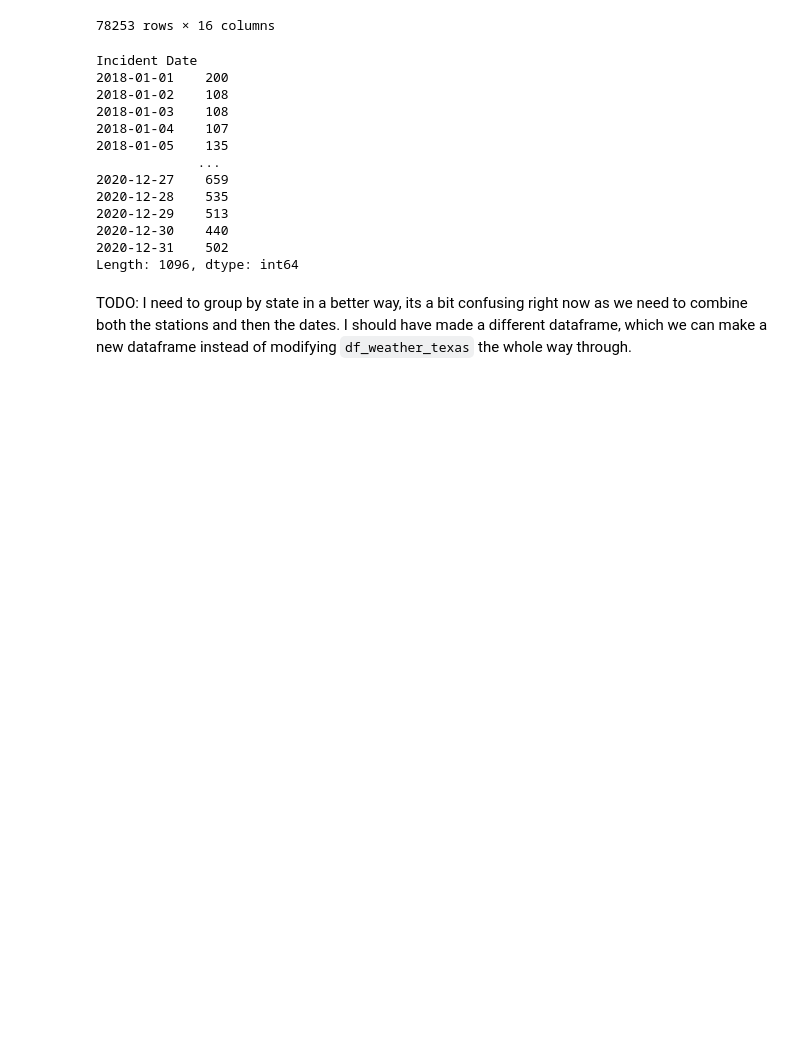
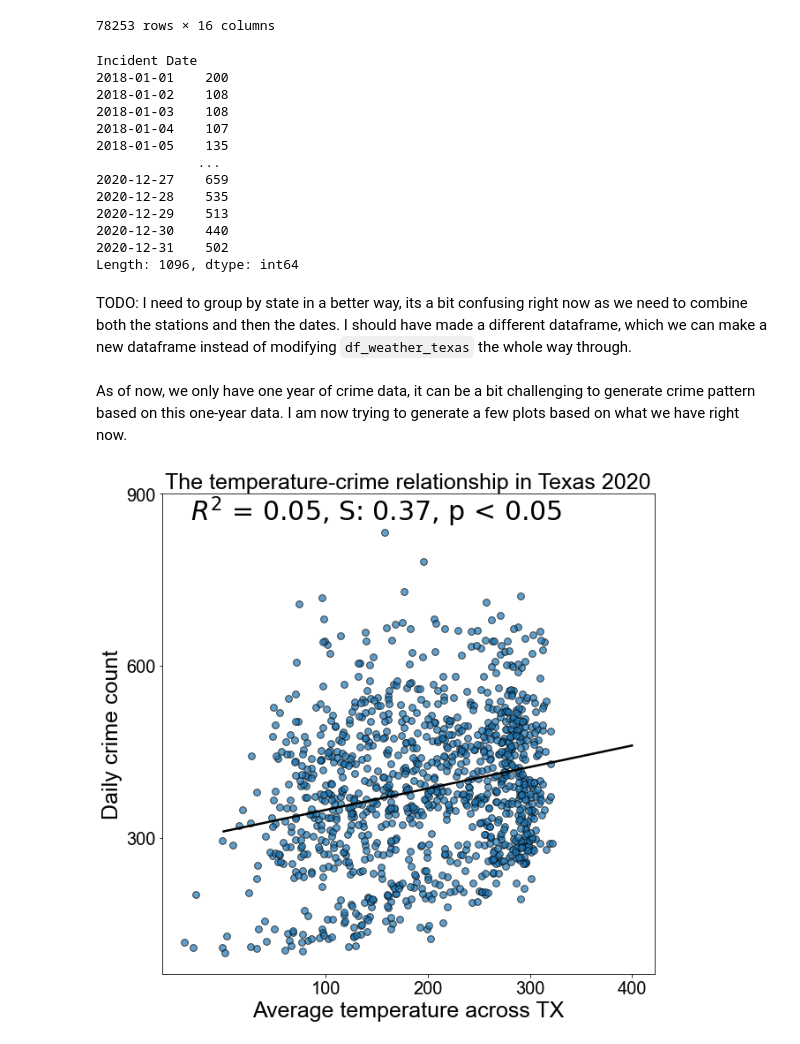
Before and after one commit to gavintchan/data200-grad-project, a Jupyter notebook: data200_grad_project.ipynb, the cells around one changed output. Drawn from its saved outputs; the diff is of its cells as text; code cells hidden in the pictures; blank space fills up the shorter version.

```diff
--- a/data200_grad_project.ipynb
+++ b/data200_grad_project.ipynb
@@ -936,3 +962,34 @@ Incident Date
 Length: 1096, dtype: int64
 # %% [markdown]
 TODO: I need to group by state in a better way, its a bit confusing right now as we need to combine both the stations and then the dates. I should have made a different dataframe, which we can make a new dataframe instead of modifying `df_weather_texas` the whole way through.
+# %% [markdown]
+As of now, we only have one year of crime data, it can be a bit challenging to generate crime pattern based on this one-year data. I am now trying to generate a few plots based on what we have right now.
+# %%
+from sklearn.metrics import r2_score
+from scipy.stats import linregress
+
+df_weather_texas_by_date_2020 = df_weather_texas_by_date.loc[(df_weather_texas_by_date.index >= "2018-01-01") & (df_weather_texas_by_date.index <= "2020-12-32")]
+fig = plt.figure(figsize=(10, 10))
+
+plt.scatter(df_weather_texas_by_date_2020["TAVG"].tolist(), df_simple_assault_Texas_by_date.values.tolist(), s=60, alpha=0.7, edgecolors="k")
+
+slope, intercept, r, p, se = linregress(df_weather_texas_by_date_2020["TAVG"].tolist(), df_simple_assault_Texas_by_date.values.tolist())
+crime_pred = slope * df_weather_texas_by_date_2020["TAVG"] + intercept
+r2 = r2_score(df_simple_assault_Texas_by_date.values.tolist(), crime_pred)
+# Create sequence of 100 numbers from 0 to 100
+xseq = np.linspace(0, 400, num=100)
+# Plot regression line
+plt.plot(xseq, intercept + slope * xseq, color="k", lw=2.5)
+plt.xticks(np.arange(100, 401, step=100), fontname = "Arial", fontsize=20)
+plt.yticks(np.arange(300, 901, step=300), fontname = "Arial", fontsize=20)
+plt.xlabel("Average temperature across TX", fontname = "Arial", fontsize=25)
+plt.ylabel("Daily crime count", fontname = "Arial", fontsize=25)
+plt.text(150, 870,
+                    '${R^2}$ = ' + str(round(r2, 2)) + ", S: " + str(round(slope, 2)) + ", p < 0.05",
+                    horizontalalignment='center',
+                    verticalalignment='center',
+                    fontsize=30)
+plt.title("The temperature-crime relationship in Texas 2020", fontname = "Arial", fontsize=25)
+plt.show()
+# %% [output]
+[figure, added]
```
Also changed, not shown: parts of 17 cells of this notebook.
